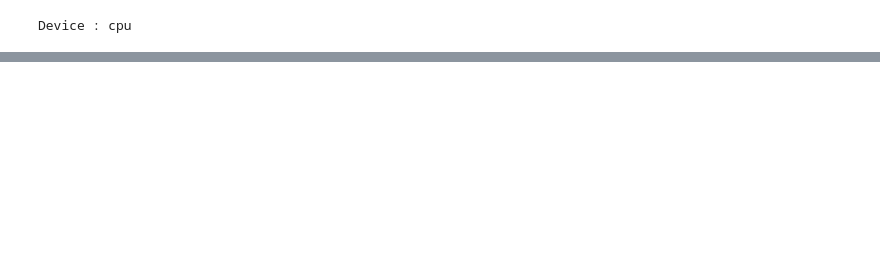
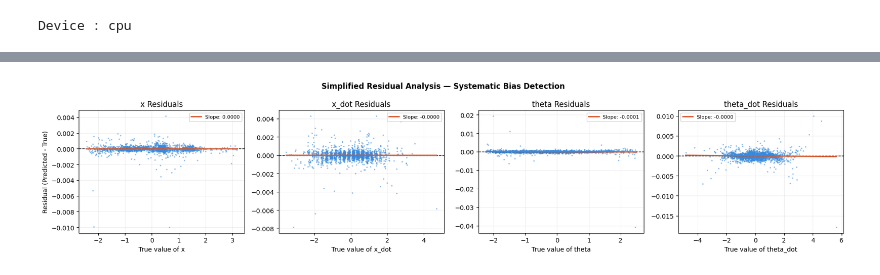
Before and after one commit to nouhailanok/Precedence-Estimation, a Jupyter notebook: step3_predictor_evaluation.ipynb, the cells around one changed output, grey strips where cells are left out. Drawn from its saved outputs; the diff is of its cells as text; code cells hidden in the pictures; blank space fills up the shorter version.

```diff
--- a/step3_predictor_evaluation.ipynb
+++ b/step3_predictor_evaluation.ipynb
@@ -908,0 +594,44 @@ Files passed to Step 4:
+# %%
+# Compute predictions and residuals (Error = Predicted - True)
+with torch.no_grad():
+    # Retrieve the predicted mean
+    sn_pred_test = predict(s_test, a_test)
+
+residuals = (sn_pred_test - sn_test).numpy()
+s_test_np = s_test.numpy()
+
+# Downsample to 2,000 points
+N_plot = min(2000, len(s_test_np))
+idx = np.random.choice(len(s_test_np), N_plot, replace=False)
+
+
+fig, axes = plt.subplots(1, 4, figsize=(18, 4))
+
+for i, dim_name in enumerate(DIM_LABELS):
+    ax = axes[i]
+    x_vals = s_test_np[idx, i]
+    y_vals = residuals[idx, i]
+
+    # Scatter plot of the residuals
+    ax.scatter(x_vals, y_vals, s=2, alpha=0.4, color="#378ADD")
+
+    # Ideal baseline: zero error line
+    ax.axhline(0, color="black", lw=1, linestyle="--")
+
+    # Compute the linear trend line (Linear Regression)
+    slope, intercept = np.polyfit(x_vals, y_vals, 1)
+    x_fit = np.linspace(x_vals.min(), x_vals.max(), 20)
+    ax.plot(x_fit, slope * x_fit + intercept, color="#D85A30", lw=2, label=f"Slope: {slope:.4f}")
+
+    ax.set_xlabel(f"True value of {dim_name}")
+    if i == 0:
+        ax.set_ylabel("Residual (Predicted - True)")
+    ax.set_title(f"{dim_name} Residuals")
+    ax.legend(fontsize=8)
+    ax.grid(alpha=0.2)
+
+plt.suptitle("Simplified Residual Analysis — Systematic Bias Detection", fontsize=12, fontweight="bold")
+plt.tight_layout()
+plt.show()
+# %% [output]
+[figure, added]
```
Also changed, not shown: parts of 50 cells of this notebook.
